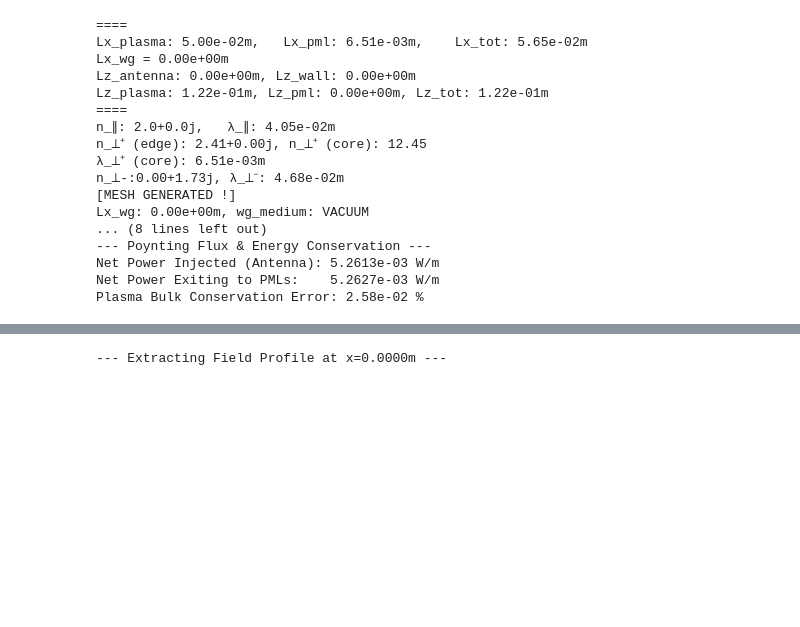
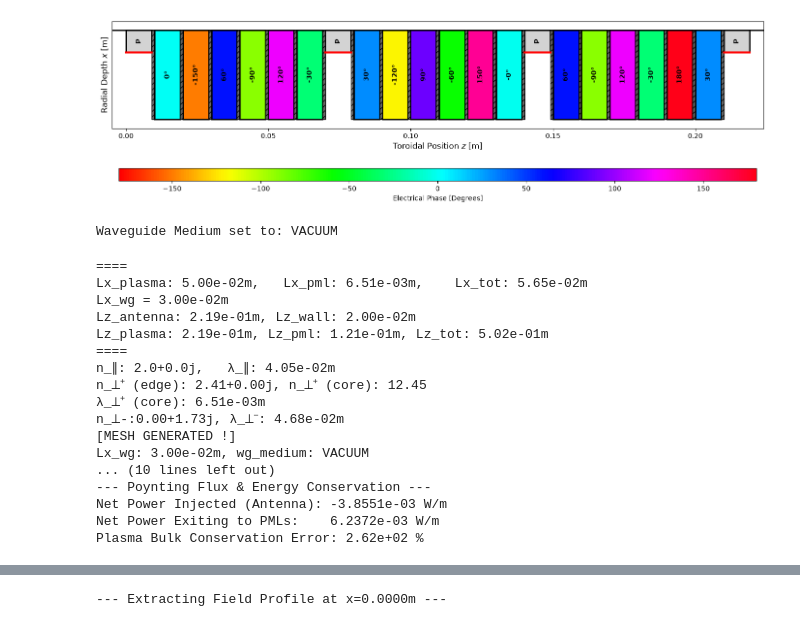
Before and after one commit to RemiBellon/LH_coupling_code_remi, a Jupyter notebook: 2D_Complete_Version/main_ALOHA_Compare.ipynb, the cells around one changed output, grey strips where cells are left out. Drawn from its saved outputs; the diff is of its cells as text; code cells hidden in the pictures; blank space fills up the shorter version.

```diff
--- a/2D_Complete_Version/main_ALOHA_Compare.ipynb
+++ b/2D_Complete_Version/main_ALOHA_Compare.ipynb
@@ -11,24 +11,31 @@ ngs.SetNumThreads(8)
 # %%
 import config_dict as cfg                    # config = physical & simulation parameters
 from solver_2DHcurl_1DH1 import *            # solver = mesh build, physics import and FEM method + pmls initialization
 # from solver_2DHcurl_1DH1_Copie import *
 import PP_Run_and_Save as pp_run     # post process run and save = run scan function and save data in H5 files
 import PP_Plot_and_Load as pp_plot   # post process load and plot = recover the sim data from H5 files and plot graphs "instantly"
 
 import Antenna_Desc_n_Plot as antenna
 
-geom_mode = "1D" # "1D" or "2D"
+geom_mode = "2D" # "1D" or "2D"
 box_medium = "PLASMA" # "VACUUM" or "PLASMA"
 
-antenna_grill = None
+antenna_grill = not None
 if antenna_grill != None:
-    antenna_grill = antenna.AntennaGrill(b_active=0.009, d_septa=0.002, d_gap=0.010, b_passive=0.009)
-    antenna_grill.add_module(num_active=8, delta_phi_deg=90, is_PAM=True)
+    antenna_grill = antenna.AntennaGrill(b_active=0.009, d_septa=0.001, d_gap=0.002, Lx_wg_active=0.08, Lx_wg_passive=0.02, b_passive=0.009)
+    num_active=6
+    is_PAM=False
+    antenna_grill.add_module(num_active, is_PAM, delta_phi_deg=-150, amplitude=10)
+    antenna_grill.add_module(num_active, is_PAM, delta_phi_deg=-150, amplitude=10)
+    antenna_grill.add_module(num_active, is_PAM, delta_phi_deg=-150, amplitude=10)
 
     instructions = antenna_grill.generate_mesh_instructions()
     antenna.plot_antenna_blueprint(instructions)
 
 solver = LHCouplingSolver_2DHcurl_1DH1(cfg.__dict__, geom_mode, box_medium, antenna_grill)
+# %% [output]
+[figure, added]
+Waveguide Medium set to: VACUUM
 # %%
 # %%capture
 mesh = solver.build_mesh_with_PMLs()
@@ -38,21 +45,21 @@ GF_E_field, Gamma_R, Gamma_T, diag_data = solver.solve_helmholtz_2DHcurl_1DH1_wi
 # %% [output]
 ====
 Lx_plasma: 5.00e-02m,   Lx_pml: 6.51e-03m,    Lx_tot: 5.65e-02m
-Lx_wg = 0.00e+00m
-Lz_antenna: 0.00e+00m, Lz_wall: 0.00e+00m
-Lz_plasma: 1.22e-01m, Lz_pml: 0.00e+00m, Lz_tot: 1.22e-01m
+Lx_wg = 3.00e-02m
+Lz_antenna: 2.19e-01m, Lz_wall: 2.00e-02m
+Lz_plasma: 2.19e-01m, Lz_pml: 1.21e-01m, Lz_tot: 5.02e-01m
 ====
 n_∥: 2.0+0.0j,   λ_∥: 4.05e-02m
 n_⟂⁺ (edge): 2.41+0.00j, n_⟂⁺ (core): 12.45
 λ_⟂⁺ (core): 6.51e-03m
 n_⟂-:0.00+1.73j, λ_⟂⁻: 4.68e-02m
 [MESH GENERATED !]
-Lx_wg: 0.00e+00m, wg_medium: VACUUM
-... (8 lines left out)
+Lx_wg: 3.00e-02m, wg_medium: VACUUM
+... (10 lines left out)
 --- Poynting Flux & Energy Conservation ---
-Net Power Injected (Antenna): 5.2613e-03 W/m
-Net Power Exiting to PMLs:    5.2627e-03 W/m
-Plasma Bulk Conservation Error: 2.58e-02 %
+Net Power Injected (Antenna): -3.8551e-03 W/m
+Net Power Exiting to PMLs:    6.2372e-03 W/m
+Plasma Bulk Conservation Error: 2.62e+02 %
 # %%
 # solver.plot_radial_density_profile()
 # %%
```
Also changed, not shown: parts of 4 cells of this notebook, 6 other files.
